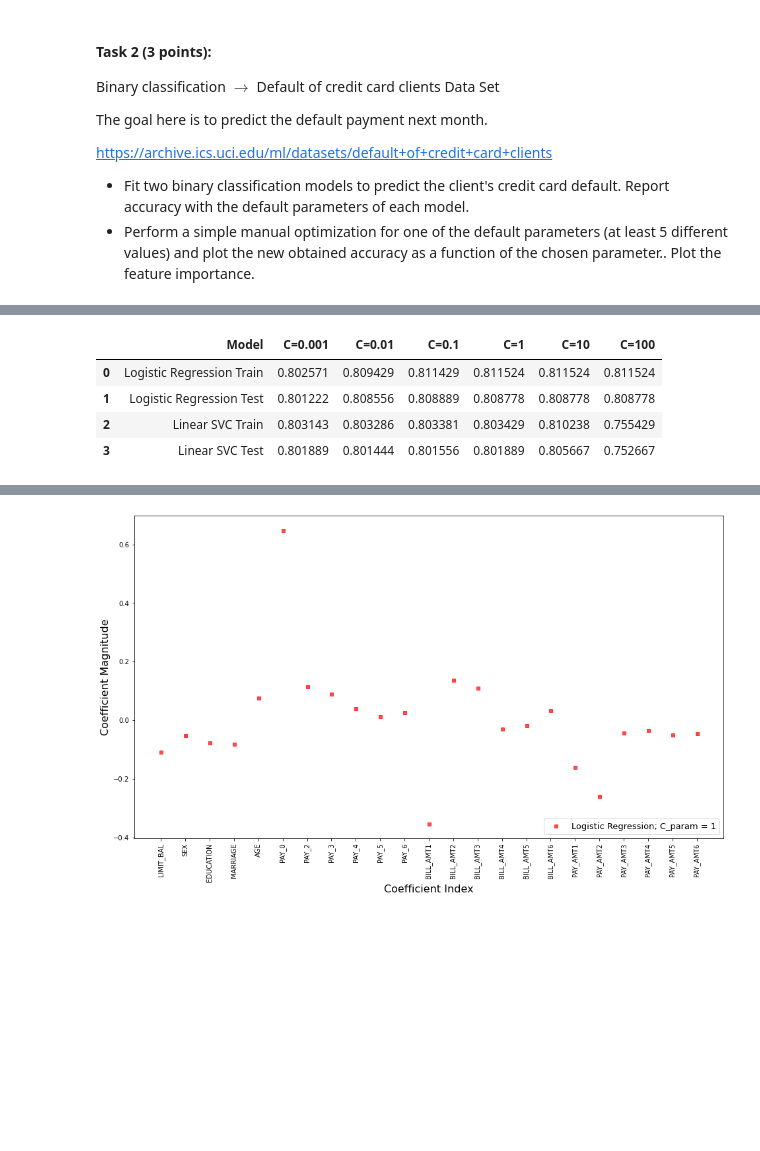
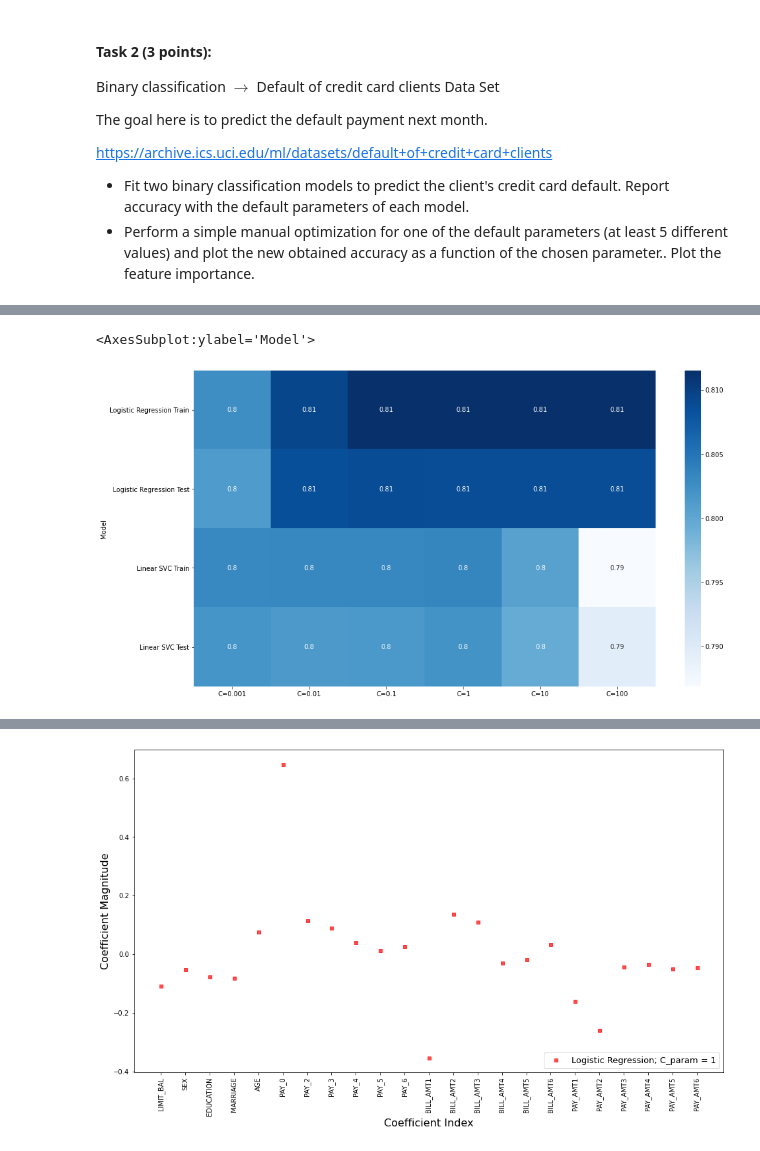
Before and after one commit to martinel-UAS/projects, a Jupyter notebook: Assignment_1/Assignment_1.ipynb, the cells around one changed output, grey strips where cells are left out. Drawn from its saved outputs; the diff is of its cells as text; code cells hidden in the pictures; blank space fills up the shorter version.

```diff
--- a/Assignment_1/Assignment_1.ipynb
+++ b/Assignment_1/Assignment_1.ipynb
@@ -221,35 +230,39 @@ Accuracy of the binary classification = 0.802
 # %%
 # Perform a simple manual optimization for one of the default parameters (at least 5 different values)
 C_param_range = [0.001,0.01,0.1,1,10,100]
 models = ["Logistic Regression Train", "Logistic Regression Test", "Linear SVC Train", "Linear SVC Test"]
 
 r2_dataset = pd.DataFrame()
 r2_dataset["Model"] = models
 
 log_reg_test_scores = []
+log_reg_train_scores = []
+
 lin_svc_test_scores = []
+lin_svc_train_scores = []
 
 for C_param in C_param_range:
 
     log_reg = LogisticRegression(C=C_param).fit(X_train, y_train)
     lin_svc = LinearSVC(C=C_param).fit(X_train, y_train)
 
+    log_reg_train_scores.append(log_reg.score(X_train, y_train))
     log_reg_test_scores.append(log_reg.score(X_test, y_test))
+
+    lin_svc_train_scores.append(lin_svc.score(X_train, y_train))
     lin_svc_test_scores.append(lin_svc.score(X_test, y_test))
 
     r2_dataset[f"C={C_param}"] = [
         log_reg.score(X_train, y_train),
         log_reg.score(X_test, y_test),
         lin_svc.score(X_train, y_train),
         lin_svc.score(X_test, y_test)
                             ]
 
-r2_dataset
+r2_dataset = r2_dataset.set_index('Model')
+sns.heatmap(r2_dataset, annot=True, cmap="Blues")
 # %% [output]
-|  | Model | C=0.001 | C=0.01 | C=0.1 | C=1 | C=10 | C=100 |
-| 0 | Logistic Regression Train | 0.802571 | 0.809429 | 0.811429 | 0.811524 | 0.811524 | 0.811524 |
-| 1 | Logistic Regression Test | 0.801222 | 0.808556 | 0.808889 | 0.808778 | 0.808778 | 0.808778 |
-| 2 | Linear SVC Train | 0.803143 | 0.803286 | 0.803381 | 0.803429 | 0.810238 | 0.755429 |
-| 3 | Linear SVC Test | 0.801889 | 0.801444 | 0.801556 | 0.801889 | 0.805667 | 0.752667 |
+<AxesSubplot:ylabel='Model'>
+[figure, added]
 # %%
 # Plot the new obtained score as a function of the chosen parameter
```
Also changed, not shown: parts of 17 cells of this notebook.
